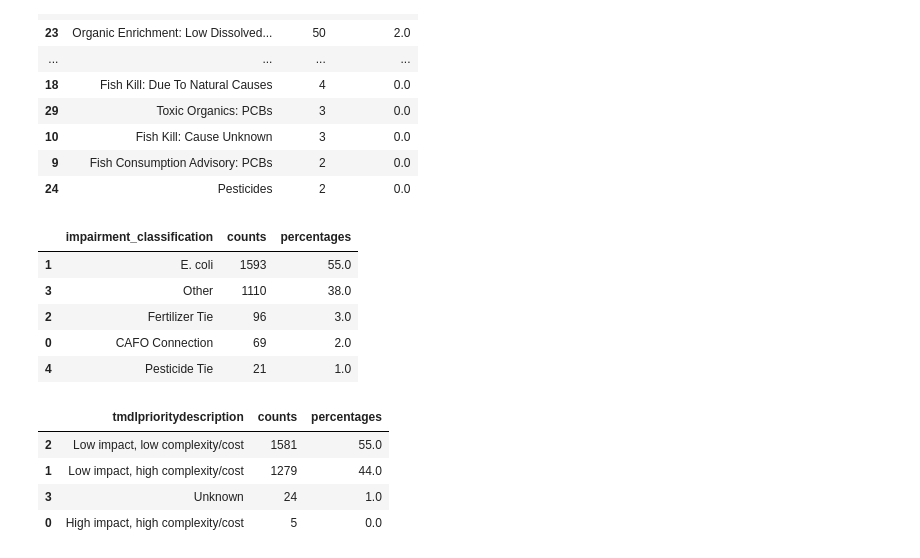
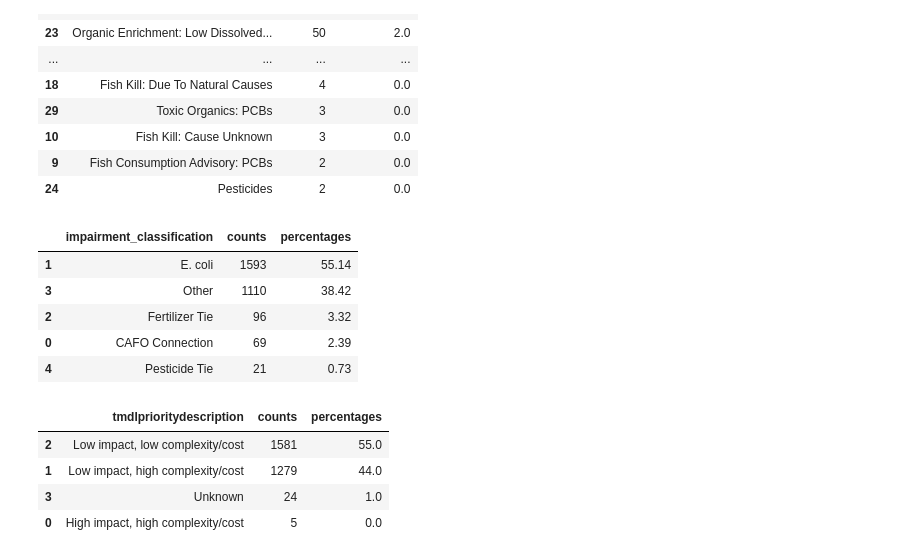
Before and after one commit to mocorderos/Water_Impair_Iowa, a Jupyter notebook: ImpairedWaterListFeb25.ipynb, the cells around one changed output. Cells and saved outputs as stored; diff of their text form; code cells hidden in the pictures.

```diff
--- a/ImpairedWaterListFeb25.ipynb
+++ b/ImpairedWaterListFeb25.ipynb
@@ -439,16 +439,16 @@ use_counts_impairment.sort_values(by='counts',ascending=False)
 # %%
 # Most frequent impairments among river segments classified as impaired in five consecutive assessment cycles | impairment_classification = reclassification of the impairment
 filtered_rivers = df_rivers[df_rivers['segid'].isin(consecutive_river_segments['segid'])]
 use_counts_impairment_classification = filtered_rivers.groupby(['impairment_classification']).size().reset_index(name='counts')
-use_counts_impairment_classification['percentages'] = (use_counts_impairment_classification['counts']/ use_counts_impairment_classification['counts'].sum()*100).round(0)
+use_counts_impairment_classification['percentages'] = (use_counts_impairment_classification['counts']/ use_counts_impairment_classification['counts'].sum()*100).round(2)
 use_counts_impairment_classification.sort_values(by='counts',ascending=False)
 # %% [output]
 |  | impairment_classification | counts | percentages |
-| 1 | E. coli | 1593 | 55.0 |
-| 3 | Other | 1110 | 38.0 |
-| 2 | Fertilizer Tie | 96 | 3.0 |
-| 0 | CAFO Connection | 69 | 2.0 |
-| 4 | Pesticide Tie | 21 | 1.0 |
+| 1 | E. coli | 1593 | 55.14 |
+| 3 | Other | 1110 | 38.42 |
+| 2 | Fertilizer Tie | 96 | 3.32 |
+| 0 | CAFO Connection | 69 | 2.39 |
+| 4 | Pesticide Tie | 21 | 0.73 |
 # %%
 # Most frequent tmld pri among river segments classified as impaired in five consecutive assessment cycles
 filtered_rivers = df_rivers[df_rivers['segid'].isin(consecutive_river_segments['segid'])]
```
Also changed, not shown: parts of 4 cells of this notebook.
